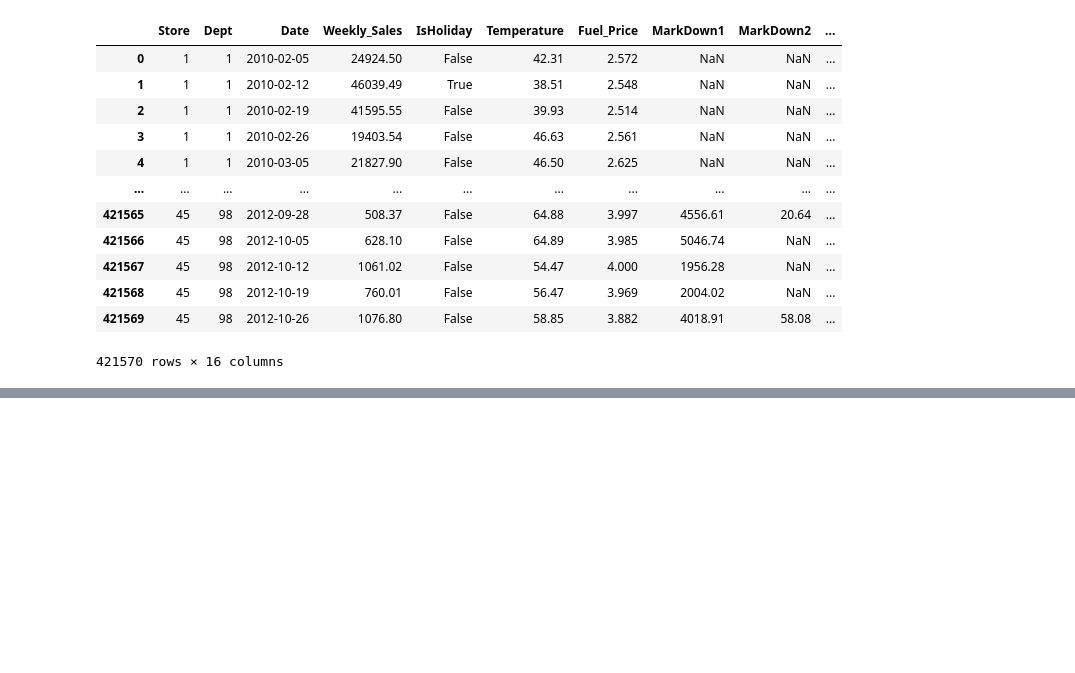
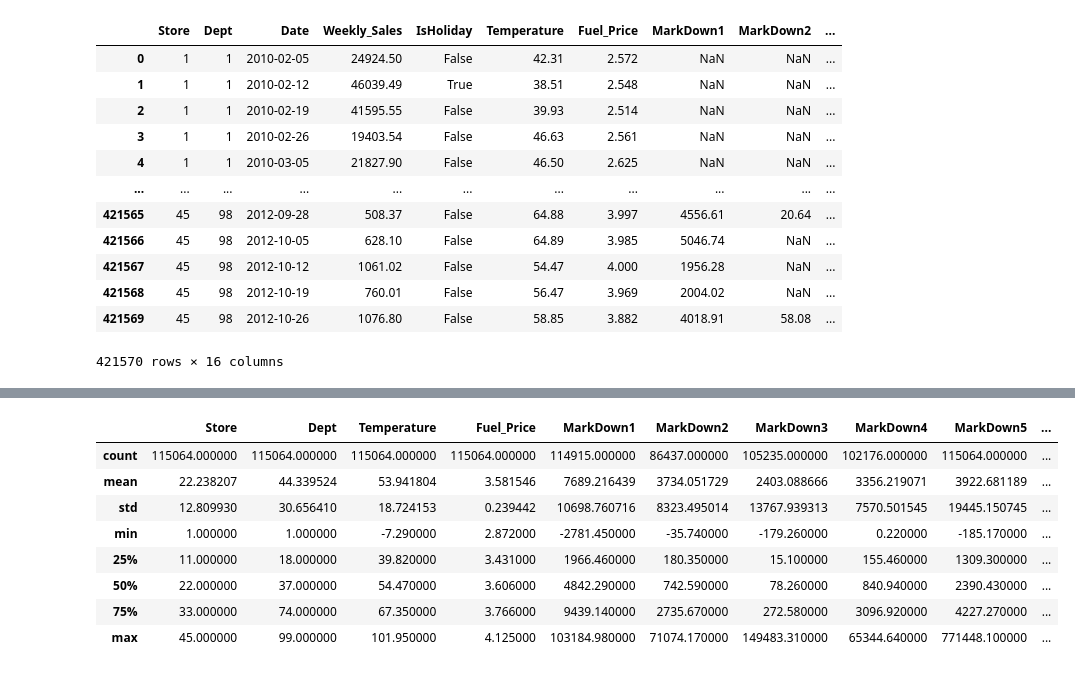
Before and after one commit to Imran1hp/Walmart_sales_prediction, a Jupyter notebook: Walmart_Sales_Prediction.ipynb, the cells around one changed output, grey strips where cells are left out. Saved outputs shown, nothing was run; the diff lists cells and outputs as text; code cells hidden in the pictures; blank space fills up the shorter version.

```diff
--- a/Walmart_Sales_Prediction.ipynb
+++ b/Walmart_Sales_Prediction.ipynb
@@ -201,0 +213,12 @@ merged_test_df
+# %%
+merged_test_df.describe()
+# %% [output]
+|  | Store | Dept | Temperature | Fuel_Price | MarkDown1 | MarkDown2 | MarkDown3 | MarkDown4 | MarkDown5 | ... |
+| count | 115064.000000 | 115064.000000 | 115064.000000 | 115064.000000 | 114915.000000 | 86437.000000 | 105235.000000 | 102176.000000 | 115064.000000 | ... |
+| mean | 22.238207 | 44.339524 | 53.941804 | 3.581546 | 7689.216439 | 3734.051729 | 2403.088666 | 3356.219071 | 3922.681189 | ... |
+| std | 12.809930 | 30.656410 | 18.724153 | 0.239442 | 10698.760716 | 8323.495014 | 13767.939313 | 7570.501545 | 19445.150745 | ... |
+| min | 1.000000 | 1.000000 | -7.290000 | 2.872000 | -2781.450000 | -35.740000 | -179.260000 | 0.220000 | -185.170000 | ... |
+| 25% | 11.000000 | 18.000000 | 39.820000 | 3.431000 | 1966.460000 | 180.350000 | 15.100000 | 155.460000 | 1309.300000 | ... |
+| 50% | 22.000000 | 37.000000 | 54.470000 | 3.606000 | 4842.290000 | 742.590000 | 78.260000 | 840.940000 | 2390.430000 | ... |
+| 75% | 33.000000 | 74.000000 | 67.350000 | 3.766000 | 9439.140000 | 2735.670000 | 272.580000 | 3096.920000 | 4227.270000 | ... |
+| max | 45.000000 | 99.000000 | 101.950000 | 4.125000 | 103184.980000 | 71074.170000 | 149483.310000 | 65344.640000 | 771448.100000 | ... |
```
Also changed, not shown: parts of 13 cells of this notebook.
